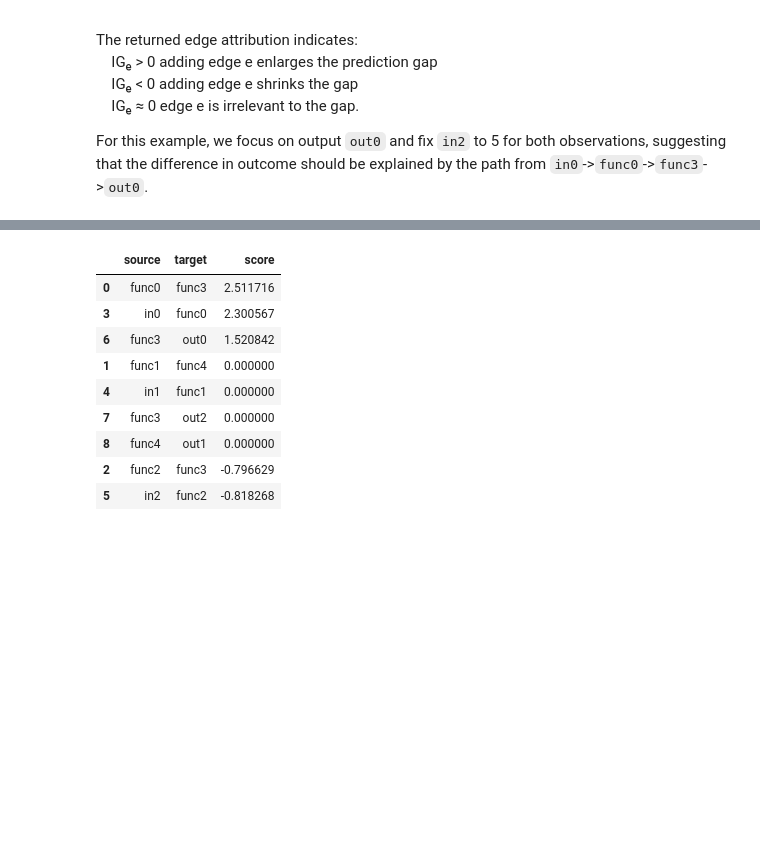
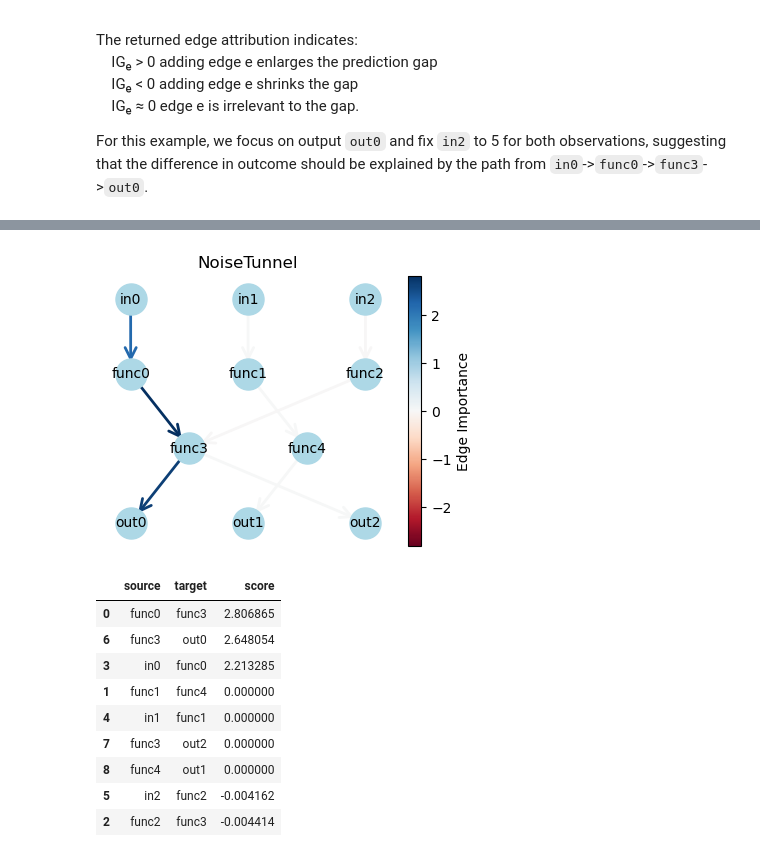
Before and after one commit to nathanieljevans/GSNN, a Jupyter notebook: docs/tutorials/08_GSNNExplainer.ipynb, the cells around one changed output, grey strips where cells are left out. Cells and saved outputs as stored; diff of their text form; code cells hidden in the pictures; blank space fills up the shorter version.

```diff
--- a/docs/tutorials/08_GSNNExplainer.ipynb
+++ b/docs/tutorials/08_GSNNExplainer.ipynb
@@ -177,7 +217,8 @@ delta 5.198095321655273
 # %%
-contrastive_ig = ContrastiveIGExplainer(model, data, n_steps=100)
+explainer = ContrastiveIGExplainer(model, data, n_steps=100)
 
-res = contrastive_ig.explain(x1, x2, target_idx=target)
-res = res.sort_values('score', ascending=False)
-res
+res = explainer.explain(x1, x2, target_idx=target)
+
+plot_edge_importance(res, pos, title='ContrastiveIGExplainer')
+res.sort_values('score', ascending=False)
 # %% [output]
@@ -198,17 +240,19 @@ In some cases, injecting noise can help provide more robust explanations. More i
 # %%
 explainer = NoiseTunnel(contrastive_ig, n_samples=100, noise_std=0.1, agg='mean')
 
 res = explainer.explain(x1, x2, target_idx=target)
-res = res.sort_values('score', ascending=False)
-res
+
+plot_edge_importance(res, pos, title='NoiseTunnel')
+res.sort_values('score', ascending=False)
 # %% [output]
+[figure, added]
 |  | source | target | score |
-| 0 | func0 | func3 | 2.511716 |
-| 3 | in0 | func0 | 2.300567 |
-| 6 | func3 | out0 | 1.520842 |
+| 0 | func0 | func3 | 2.806865 |
+| 6 | func3 | out0 | 2.648054 |
+| 3 | in0 | func0 | 2.213285 |
 | 1 | func1 | func4 | 0.000000 |
 | 4 | in1 | func1 | 0.000000 |
 | 7 | func3 | out2 | 0.000000 |
 | 8 | func4 | out1 | 0.000000 |
-| 2 | func2 | func3 | -0.796629 |
-| 5 | in2 | func2 | -0.818268 |
+| 5 | in2 | func2 | -0.004162 |
+| 2 | func2 | func3 | -0.004414 |
```
Also changed, not shown: parts of 15 cells of this notebook, 8 other files.
